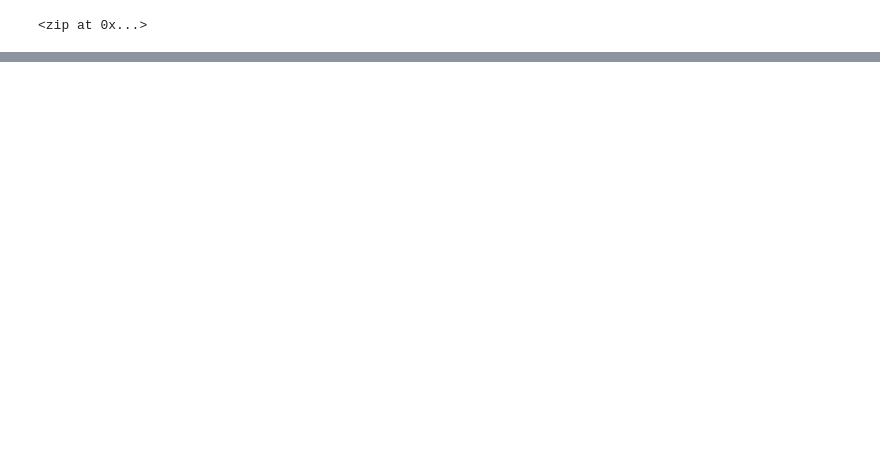
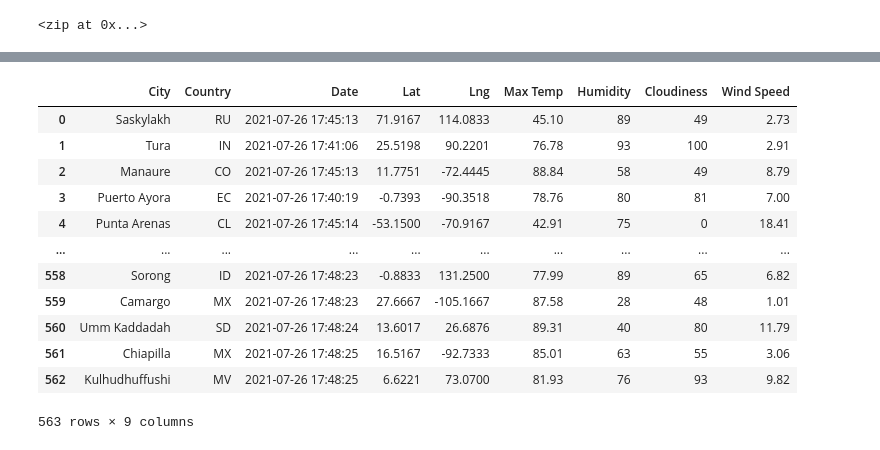
Before and after one commit to dalejandri/World_Weather_Analysis, a Jupyter notebook: WeatherPy.ipynb, the cells around one changed output, grey strips where cells are left out. Drawn from its saved outputs; the diff is of its cells as text; code cells hidden in the pictures; blank space fills up the shorter version.

```diff
--- a/WeatherPy.ipynb
+++ b/WeatherPy.ipynb
@@ -9,3 +18,6 @@ from citipy import citipy
+# %%
+# Starting URL for Weather Map API Call.
+url = "http://api.openweathermap.org/data/2.5/weather?units=Imperial&APPID=" + weather_api_key
 # %%
 # Create a set of random 1500 latitude and longitude combinations.
 lats = np.random.uniform(low=-90.000, high=90.000, size=1500)
@@ -39,0 +149,4 @@ len(cities)
+# %%
+# Convert the array of dictionaries to a Pandas DataFrame.
+city_data_df = pd.DataFrame(city_data)
+city_data_df.all()
@@ -39,0 +164,18 @@ len(cities)
+# %%
+new_column_order = ["City", "Country", "Date", "Lat", "Lng", "Max Temp", "Humidity", "Cloudiness", "Wind Speed"]
+city_data_df =city_data_df[new_column_order]
+city_data_df
+# %% [output]
+|  | City | Country | Date | Lat | Lng | Max Temp | Humidity | Cloudiness | Wind Speed |
+| 0 | Saskylakh | RU | 2021-07-26 17:45:13 | 71.9167 | 114.0833 | 45.10 | 89 | 49 | 2.73 |
+| 1 | Tura | IN | 2021-07-26 17:41:06 | 25.5198 | 90.2201 | 76.78 | 93 | 100 | 2.91 |
+| 2 | Manaure | CO | 2021-07-26 17:45:13 | 11.7751 | -72.4445 | 88.84 | 58 | 49 | 8.79 |
+| 3 | Puerto Ayora | EC | 2021-07-26 17:40:19 | -0.7393 | -90.3518 | 78.76 | 80 | 81 | 7.00 |
+| 4 | Punta Arenas | CL | 2021-07-26 17:45:14 | -53.1500 | -70.9167 | 42.91 | 75 | 0 | 18.41 |
+| ... | ... | ... | ... | ... | ... | ... | ... | ... | ... |
+| 558 | Sorong | ID | 2021-07-26 17:48:23 | -0.8833 | 131.2500 | 77.99 | 89 | 65 | 6.82 |
+| 559 | Camargo | MX | 2021-07-26 17:48:23 | 27.6667 | -105.1667 | 87.58 | 28 | 48 | 1.01 |
+| 560 | Umm Kaddadah | SD | 2021-07-26 17:48:24 | 13.6017 | 26.6876 | 89.31 | 40 | 80 | 11.79 |
+| 561 | Chiapilla | MX | 2021-07-26 17:48:25 | 16.5167 | -92.7333 | 85.01 | 63 | 55 | 3.06 |
+| 562 | Kulhudhuffushi | MV | 2021-07-26 17:48:25 | 6.6221 | 73.0700 | 81.93 | 76 | 93 | 9.82 |
+563 rows × 9 columns
```
Also changed, not shown: parts of 7 cells of this notebook.
